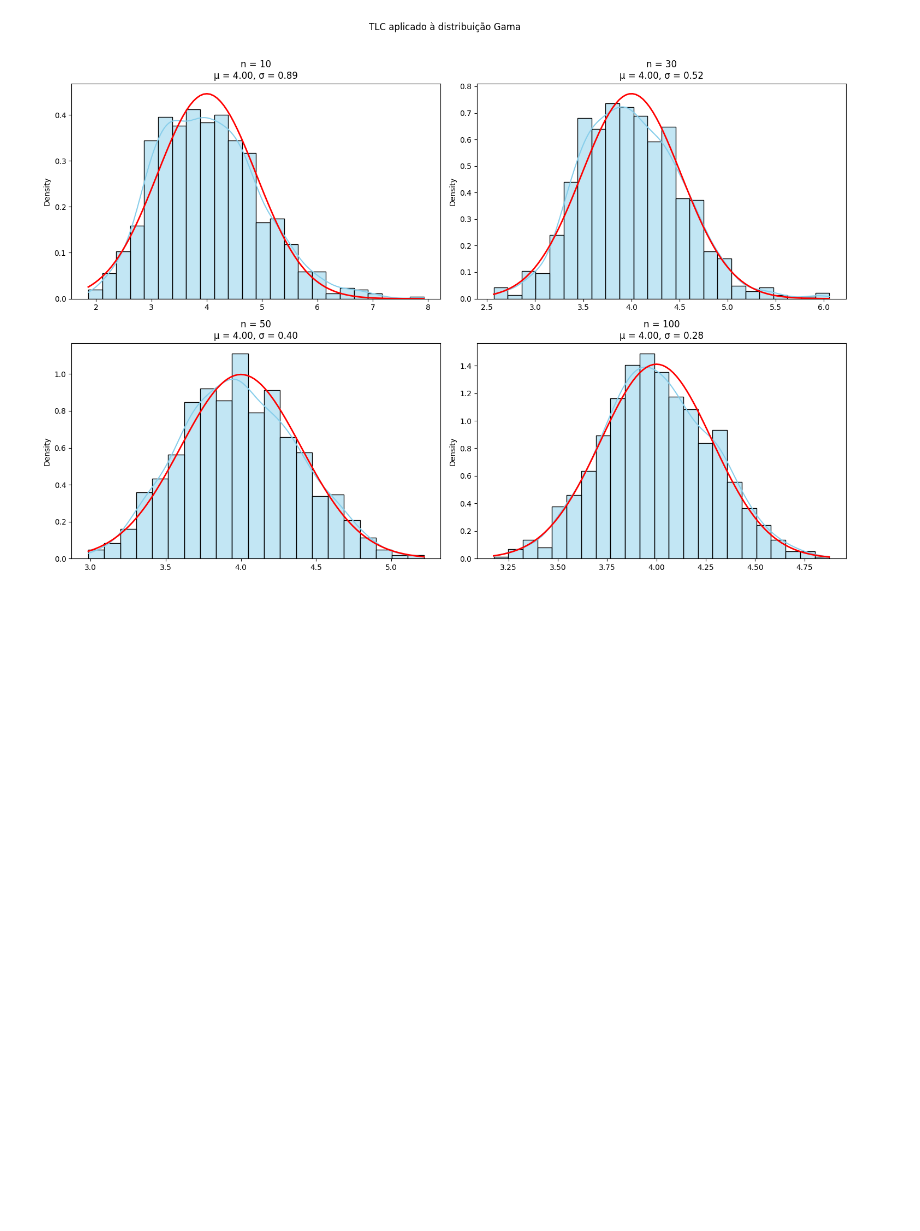
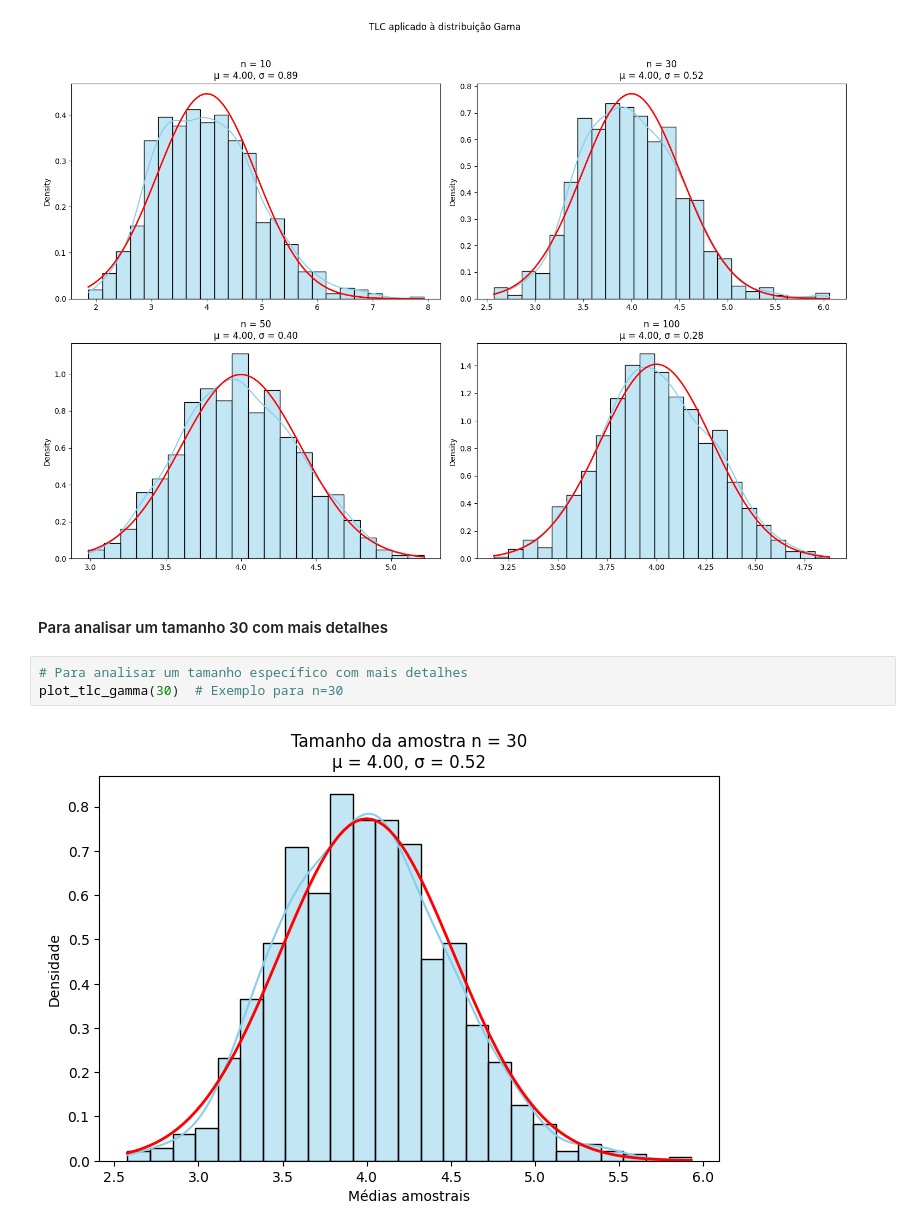
Before and after one commit to MatheuseduPinheiro/sampling-distributions-tlc-pvalue, a Jupyter notebook: index.ipynb, the cells around one changed output. Drawn from its saved outputs; the diff is of its cells as text; blank space fills up the shorter version.

Commit message:
feat: adiciona análise detalhada para amostra n=30

```diff
--- a/index.ipynb
+++ b/index.ipynb
@@ -164,3 +166,10 @@ plt.tight_layout()
 plt.show()
 # %% [output]
 [figure]
+# %% [markdown]
+#### Para analisar um tamanho 30 com mais detalhes
+# %%
+# Para analisar um tamanho específico com mais detalhes
+plot_tlc_gamma(30)  # Exemplo para n=30
+# %% [output]
+[figure, added]
```
Also changed, not shown: parts of 1 cell of this notebook.
